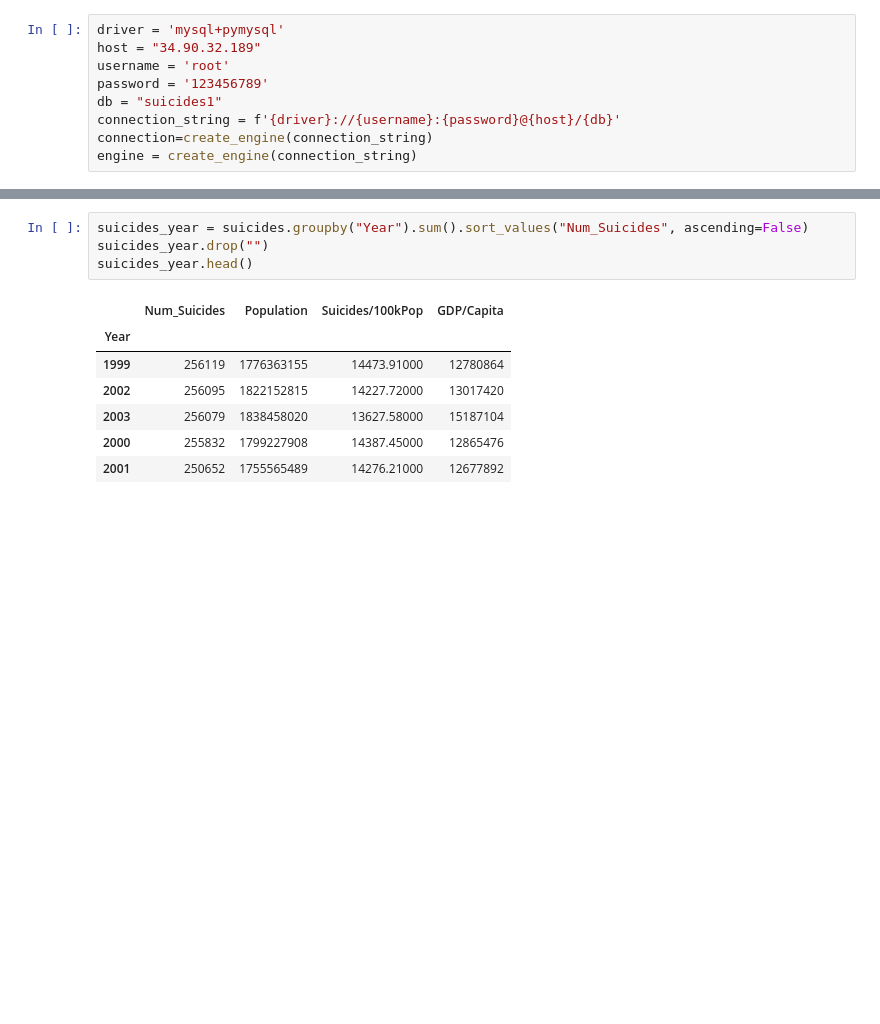
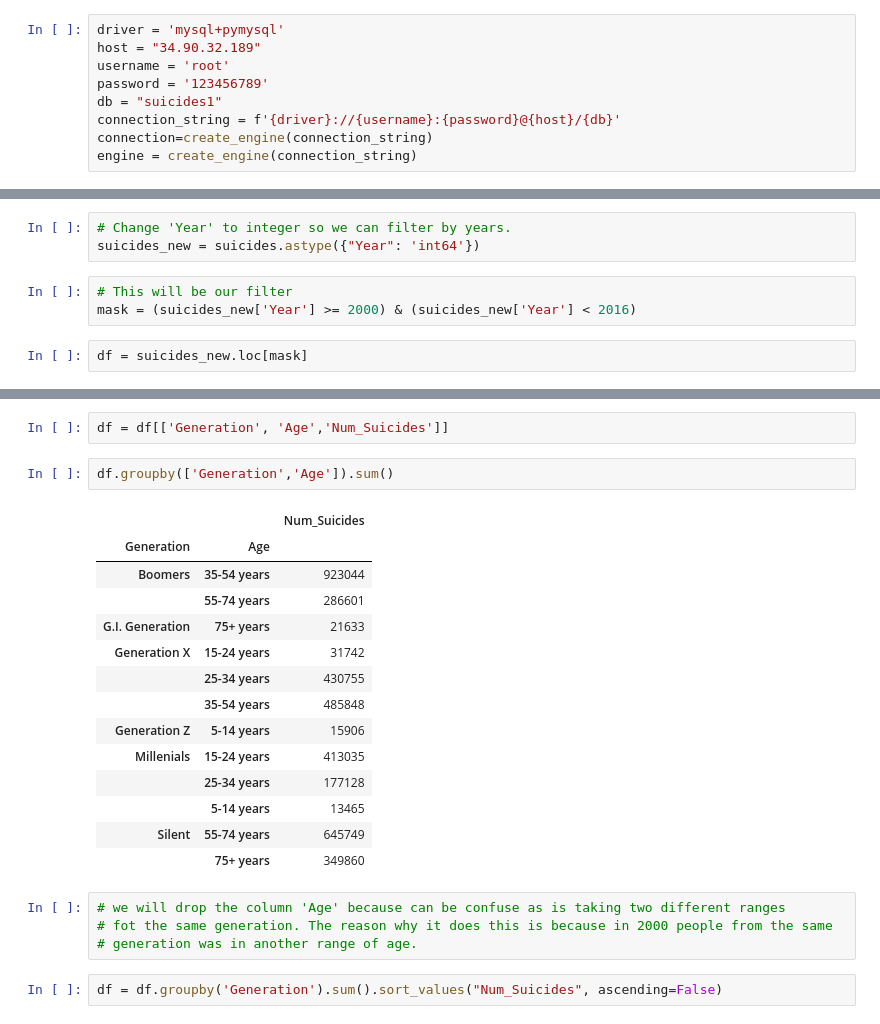
Before and after one commit to cinlaozdemir/Project-Week-3-Data-Thieves, a Jupyter notebook: your-project/Project3_DescStats-Copy1.ipynb, the cells around one changed output, grey strips where cells are left out. Saved outputs shown, nothing was run; the diff lists cells and outputs as text; blank space fills up the shorter version.

```diff
--- a/your-project/Project3_DescStats-Copy1.ipynb
+++ b/your-project/Project3_DescStats-Copy1.ipynb
@@ -158,0 +425,8 @@ suicides.to_sql("suicides1", con=connection)
+# %%
+# Change 'Year' to integer so we can filter by years.
+suicides_new = suicides.astype({"Year": 'int64'})
+# %%
+# This will be our filter
+mask = (suicides_new['Year'] >= 2000) & (suicides_new['Year'] < 2016)
+# %%
+df = suicides_new.loc[mask]
@@ -159,12 +440,25 @@ suicides.to_sql("suicides1", con=connection)
+# %%
+df = df[['Generation', 'Age','Num_Suicides']]
+# %%
+df.groupby(['Generation','Age']).sum()
+# %% [output]
+|  |  | Num_Suicides |
+| Generation | Age |  |
+| Boomers | 35-54 years | 923044 |
+|  | 55-74 years | 286601 |
+| G.I. Generation | 75+ years | 21633 |
+| Generation X | 15-24 years | 31742 |
+|  | 25-34 years | 430755 |
+|  | 35-54 years | 485848 |
+| Generation Z | 5-14 years | 15906 |
+| Millenials | 15-24 years | 413035 |
+|  | 25-34 years | 177128 |
+|  | 5-14 years | 13465 |
+| Silent | 55-74 years | 645749 |
+|  | 75+ years | 349860 |
+# %%
+# we will drop the column 'Age' because can be confuse as is taking two different ranges
+# fot the same generation. The reason why it does this is because in 2000 people from the same
+# generation was in another range of age.
 # %%
-suicides_year = suicides.groupby("Year").sum().sort_values("Num_Suicides", ascending=False)
-suicides_year.drop("")
-suicides_year.head()
+df = df.groupby('Generation').sum().sort_values("Num_Suicides", ascending=False)
-# %% [output]
-|  | Num_Suicides | Population | Suicides/100kPop | GDP/Capita |
-| Year |  |  |  |  |
-| 1999 | 256119 | 1776363155 | 14473.91000 | 12780864 |
-| 2002 | 256095 | 1822152815 | 14227.72000 | 13017420 |
-| 2003 | 256079 | 1838458020 | 13627.58000 | 15187104 |
-| 2000 | 255832 | 1799227908 | 14387.45000 | 12865476 |
-| 2001 | 250652 | 1755565489 | 14276.21000 | 12677892 |
```
Also changed, not shown: parts of 74 cells of this notebook.
